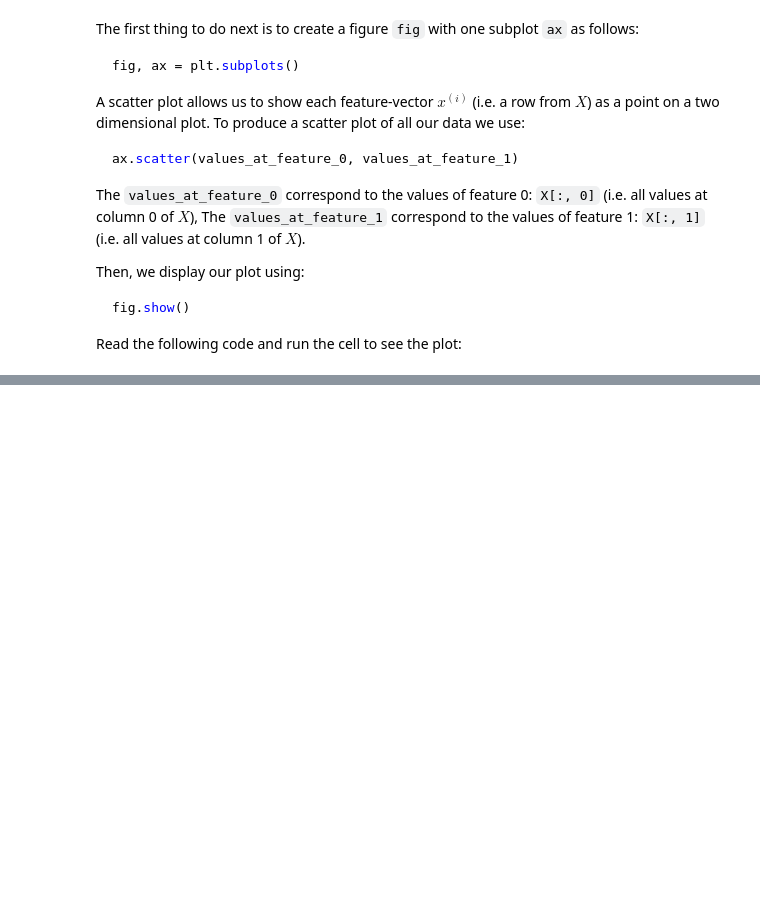
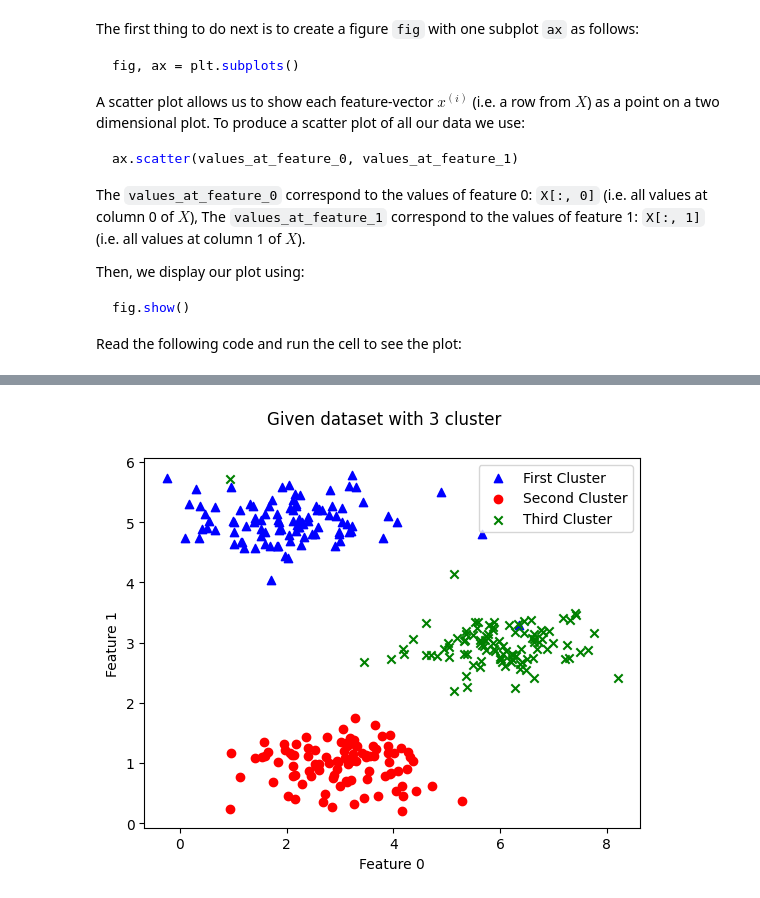
Before and after one commit to Masters-Halmstad/Learning-System-Lab, a Jupyter notebook: Lab 1 - Basics.ipynb, the cells around one changed output, grey strips where cells are left out. Saved outputs shown, nothing was run; the diff lists cells and outputs as text; code cells hidden in the pictures; blank space fills up the shorter version.

```diff
--- a/Lab 1 - Basics.ipynb
+++ b/Lab 1 - Basics.ipynb
@@ -459,14 +477,27 @@ You are asked to complete the following code in order to produce a scatter plot
 # %%
 fig, ax = plt.subplots()
 
 """ TODO:
 Complete the code to produce a plot similar to the above picture
 """
 # Add a title for the figure
+fig.suptitle("Given dataset with 3 cluster")
+
 # Set the x-axis label to "Feature 0" and the y-axis label to "Feature 1"
+ax.set_xlabel("Feature 0")
+ax.set_ylabel("Feature 1")
+
 # Scatter plot for the points of the first cluster: ax.scatter(...)
+ax.scatter(X[0:100, 0], X[0:100, 1], color= "blue", marker="^", label="First Cluster")
+ax.legend()
+
 # Scatter plot for the points of the second cluster: ax.scatter(...)
+ax.scatter(X[100:200, 0],X[100:200, 1], color= "red", marker="o", label="Second Cluster")
+ax.legend()
 # Scatter plot for the points of the third cluster: ax.scatter(...)
-# ...
+ax.scatter(X[200:, 0],X[200:, 1], color= "green", marker="x", label="Third Cluster")
+ax.legend()
 
 fig.show()
+# %% [output]
+[figure, added]
```
Also changed, not shown: parts of 4 cells of this notebook.
